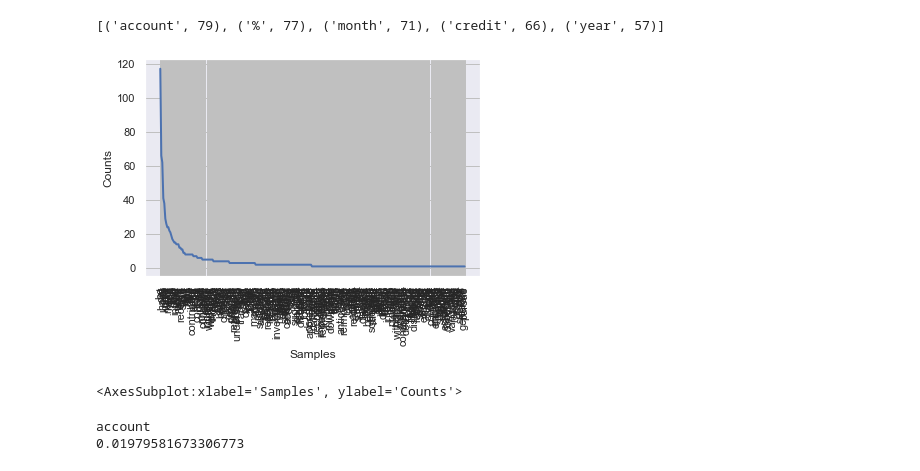
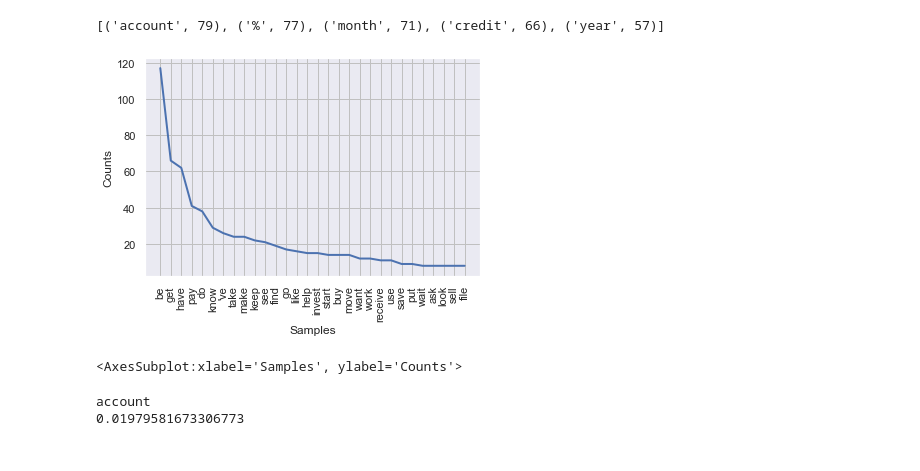
Before and after one commit to jinfei1125/Homework-Notebooks, a Jupyter notebook: week-2/2-Counting-Words-Phrases.ipynb, the cells around one changed output. Cells and saved outputs as stored; diff of their text form; code cells hidden in the pictures.

```diff
--- a/week-2/2-Counting-Words-Phrases.ipynb
+++ b/week-2/2-Counting-Words-Phrases.ipynb
@@ -962,9 +961,9 @@ reddit_cfdist_POStoWord['NN'].most_common(5)
 # %% [output]
 [('account', 79), ('%', 77), ('month', 71), ('credit', 66), ('year', 57)]
 # %%
-reddit_cfdist_POStoWord['VB'].plot()
+reddit_cfdist_POStoWord['VB'].plot(30)
 # %% [output]
-[figure, old version]
+[figure, new version]
 <AxesSubplot:xlabel='Samples', ylabel='Counts'>
 # %%
 reddit_cpdist_POStoWord = nltk.ConditionalProbDist(reddit_cfdist_POStoWord, nltk.ELEProbDist)
```
Also changed, not shown: parts of 3 cells of this notebook.
